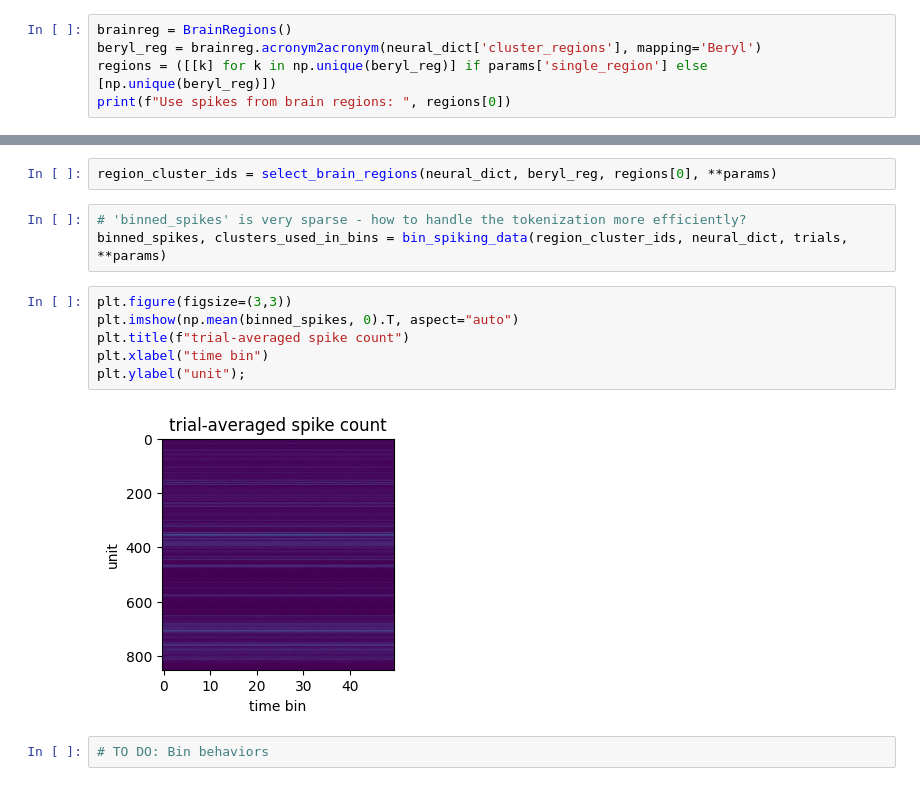
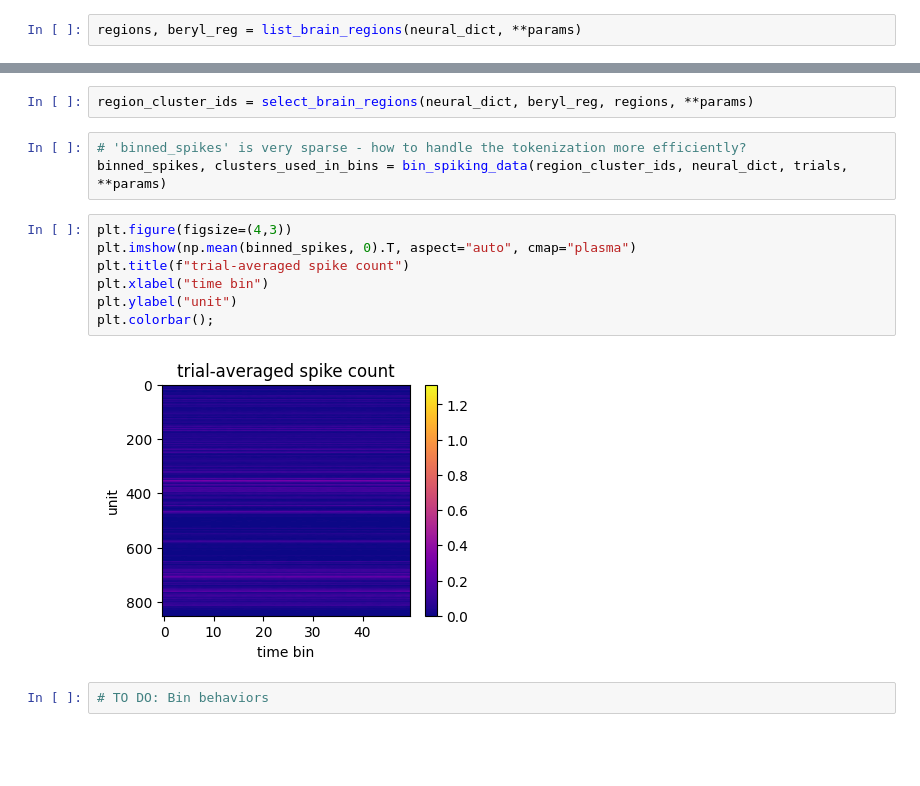
Before and after one commit to colehurwitz/IBL_foundation_model, a Jupyter notebook: notebooks/data_loading_examples.ipynb, the cells around one changed output, grey strips where cells are left out. Cells and saved outputs as stored; diff of their text form; blank space fills up the shorter version.

Commit message:
list brain regions

```diff
--- a/notebooks/data_loading_examples.ipynb
+++ b/notebooks/data_loading_examples.ipynb
@@ -88,26 +91,24 @@ dict_keys(['spike_times', 'spike_clusters', 'cluster_regions', 'cluster_qc', 'cl
 # %% [markdown]
 ##### Prepare Data for Trial Decoding (In Progress)
 # %%
-brainreg = BrainRegions()
-beryl_reg = brainreg.acronym2acronym(neural_dict['cluster_regions'], mapping='Beryl')
-regions = ([[k] for k in np.unique(beryl_reg)] if params['single_region'] else [np.unique(beryl_reg)])
-print(f"Use spikes from brain regions: ", regions[0])
+regions, beryl_reg = list_brain_regions(neural_dict, **params)
 # %% [output]
 Use spikes from brain regions:  ['ACAd' 'ACB' 'AON' 'DP' 'ILA' 'LSr' 'LSv' 'MOs' 'OT' 'PL' 'SI' 'TTd'
  'root']
 # %%
-region_cluster_ids = select_brain_regions(neural_dict, beryl_reg, regions[0], **params)
+region_cluster_ids = select_brain_regions(neural_dict, beryl_reg, regions, **params)
 # %%
 # 'binned_spikes' is very sparse - how to handle the tokenization more efficiently?
 binned_spikes, clusters_used_in_bins = bin_spiking_data(region_cluster_ids, neural_dict, trials, **params)
 # %%
-plt.figure(figsize=(3,3))
-plt.imshow(np.mean(binned_spikes, 0).T, aspect="auto")
+plt.figure(figsize=(4,3))
+plt.imshow(np.mean(binned_spikes, 0).T, aspect="auto", cmap="plasma")
 plt.title(f"trial-averaged spike count")
 plt.xlabel("time bin")
-plt.ylabel("unit");
+plt.ylabel("unit")
+plt.colorbar();
 # %% [output]
-[figure, old version]
+[figure, new version]
 # %%
 # TO DO: Bin behaviors
 # %% [markdown]
```
Also changed, not shown: parts of 1 cell of this notebook, 1 other file.
